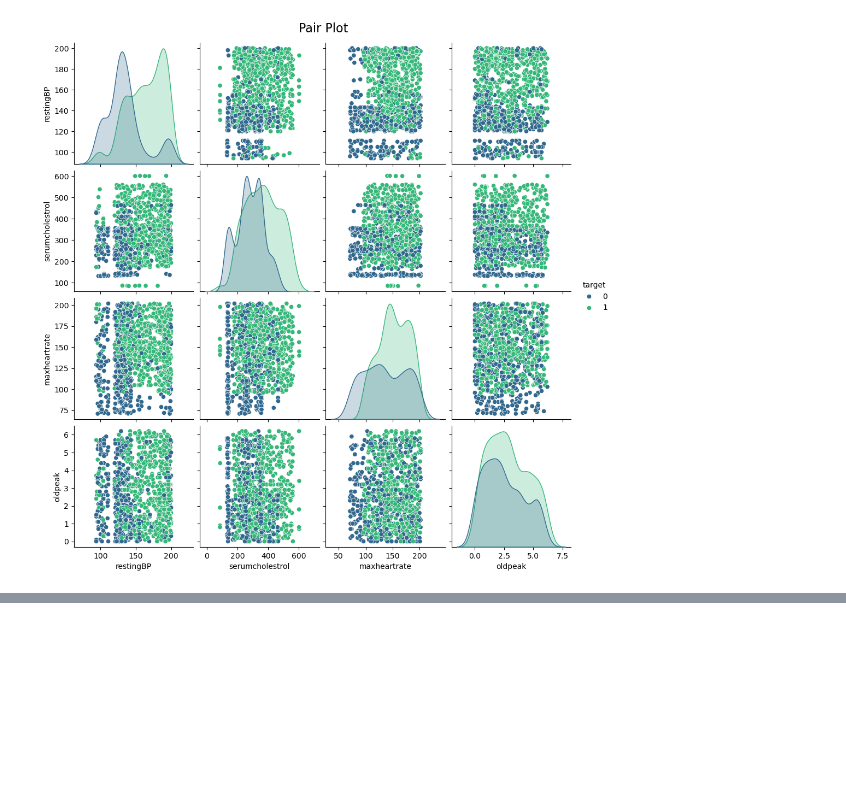
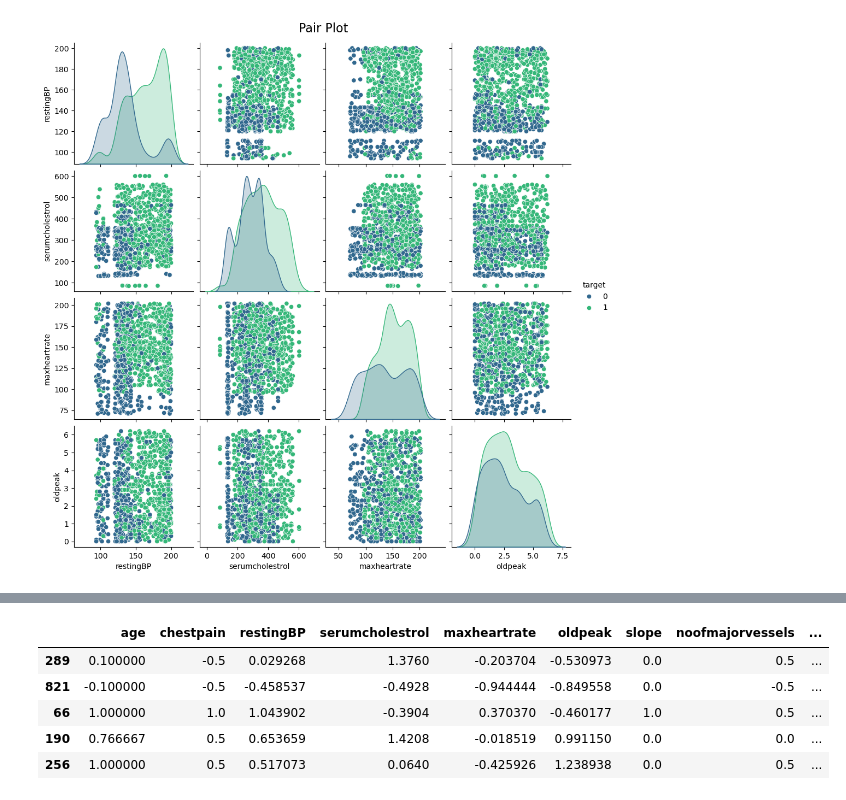
Before and after one commit to Skiner752/Intro-to-machine-learning, a Jupyter notebook: heart.ipynb, the cells around one changed output, grey strips where cells are left out. Saved outputs shown, nothing was run; the diff lists cells and outputs as text; code cells hidden in the pictures; blank space fills up the shorter version.

```diff
--- a/heart.ipynb
+++ b/heart.ipynb
@@ -236,0 +258,22 @@ data = pd.get_dummies(data, columns=ohe_features, drop_first=True)
+# %%
+from sklearn.preprocessing import RobustScaler
+numerical_features = X_train.columns.difference([
+    'gender_1',              # OHE
+    'fastingbloodsugar_1',   # OHE
+    'restingrelectro_1',     # OHE
+    'restingrelectro_2',     # OHE
+    'exerciseangia_1'        # OHE
+])
+scaler = RobustScaler()
+scaler.fit(X_train[numerical_features])
+X_train[numerical_features] = scaler.transform(X_train[numerical_features])
+X_test[numerical_features] = scaler.transform(X_test[numerical_features])
+# %%
+X_train.head()
+# %% [output]
+|  | age | chestpain | restingBP | serumcholestrol | maxheartrate | oldpeak | slope | noofmajorvessels | ... |
+| 289 | 0.100000 | -0.5 | 0.029268 | 1.3760 | -0.203704 | -0.530973 | 0.0 | 0.5 | ... |
+| 821 | -0.100000 | -0.5 | -0.458537 | -0.4928 | -0.944444 | -0.849558 | 0.0 | -0.5 | ... |
+| 66 | 1.000000 | 1.0 | 1.043902 | -0.3904 | 0.370370 | -0.460177 | 1.0 | 0.5 | ... |
+| 190 | 0.766667 | 0.5 | 0.653659 | 1.4208 | -0.018519 | 0.991150 | 0.0 | 0.0 | ... |
+| 256 | 1.000000 | 0.5 | 0.517073 | 0.0640 | -0.425926 | 1.238938 | 0.0 | 0.5 | ... |
```
Also changed, not shown: parts of 1 cell of this notebook.
